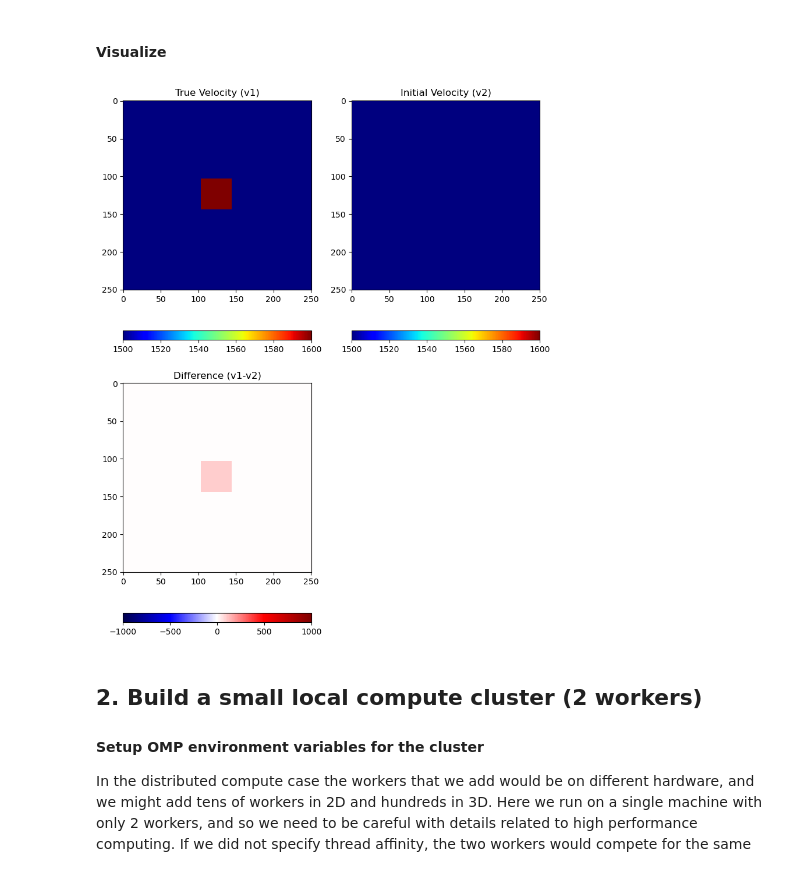
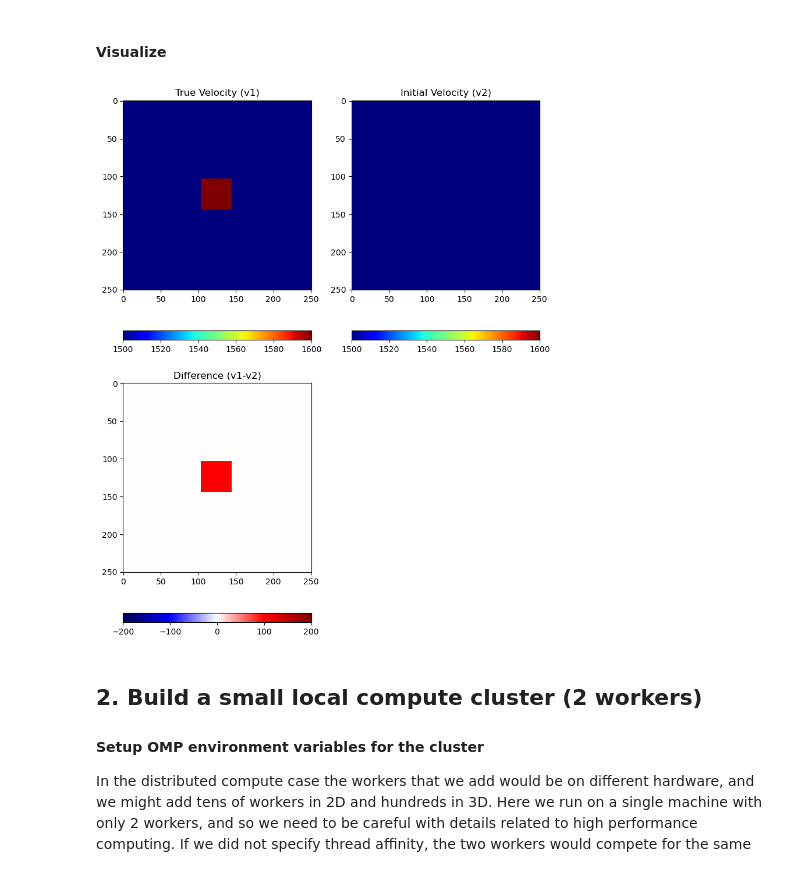
Before and after one commit to ChevronETC/Examples, a Jupyter notebook: 50_fwi/02_fwi_L2_wavefieldsep.ipynb, the cells around one changed output. Drawn from its saved outputs; the diff is of its cells as text; code cells hidden in the pictures.

```diff
--- a/50_fwi/02_fwi_L2_wavefieldsep.ipynb
+++ b/50_fwi/02_fwi_L2_wavefieldsep.ipynb
@@ -54,20 +54,20 @@ v1[div(nz,2)-w:div(nz,2)+w,div(nx,2)-w:div(nx,2)+w] .= 1600;
 # %%
 figure(figsize=(8,10))
 vmin,vmax = extrema(v1)
-dmin,dmax = -1000,1000
+dmin,dmax = -200,200
 
 subplot(2,2,1); imshow(v1,aspect="auto",cmap="jet", interpolation="nearest");
 colorbar(orientation="horizontal"); clim(vmin,vmax); title("True Velocity (v1)")
 
 subplot(2,2,2); imshow(v2,aspect="auto",cmap="jet", interpolation="nearest");
 colorbar(orientation="horizontal"); clim(vmin,vmax); title("Initial Velocity (v2)");
 
 subplot(2,2,3); imshow(v1.-v2,aspect="auto",cmap="seismic", interpolation="nearest");
 colorbar(orientation="horizontal"); clim(dmin,dmax); title("Difference (v1-v2)");
 
 tight_layout()
 # %% [output]
-[figure, old version]
+[figure, new version]
 # %% [markdown]
 ## 2. Build a small local compute cluster (2 workers)
 
```
Also changed, not shown: parts of 23 cells of this notebook.
